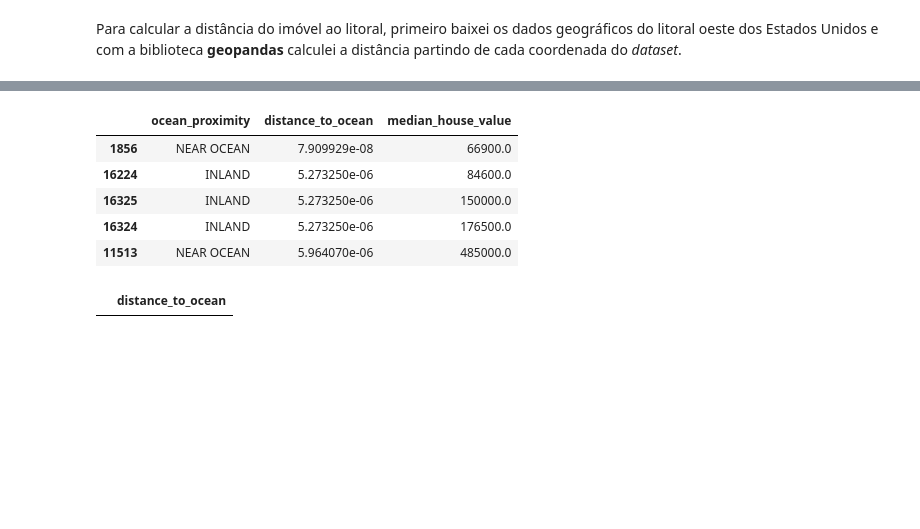
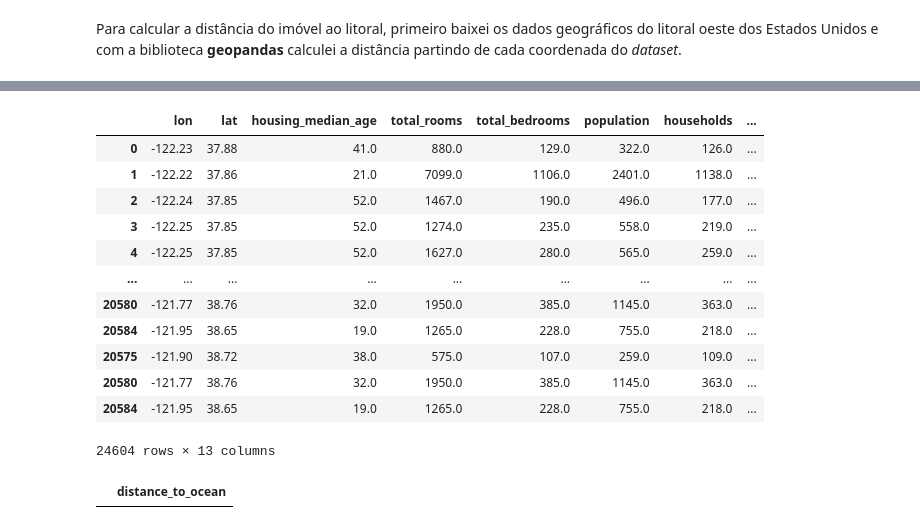
Before and after one commit to thepersonilike13/housing_prices_app, a Jupyter notebook: housing_prices_california.ipynb, the cells around one changed output, grey strips where cells are left out. Saved outputs shown, nothing was run; the diff lists cells and outputs as text; code cells hidden in the pictures; blank space fills up the shorter version.

```diff
--- a/housing_prices_california.ipynb
+++ b/housing_prices_california.ipynb
@@ -494,10 +508,19 @@ coastline.head(5)
-# %%
-points_housing['distance_to_ocean'] = points_housing.distance(coastline.geometry.unary_union)
-points_housing.sort_values(by='distance_to_ocean')[['ocean_proximity', 'distance_to_ocean', 'median_house_value']].head(5)
-# %% [output]
-|  | ocean_proximity | distance_to_ocean | median_house_value |
-| 1856 | NEAR OCEAN | 7.909929e-08 | 66900.0 |
-| 16224 | INLAND | 5.273250e-06 | 84600.0 |
-| 16325 | INLAND | 5.273250e-06 | 150000.0 |
-| 16324 | INLAND | 5.273250e-06 | 176500.0 |
-| 11513 | NEAR OCEAN | 5.964070e-06 | 485000.0 |
+# %%
+DISTANCE_CRS = 3857
+nearest_coastline = gpd.sjoin_nearest(points_housing.to_crs(crs=DISTANCE_CRS), coastline.to_crs(crs=DISTANCE_CRS), distance_col = 'distance_to_ocean')
+nearest_coastline.to_crs(CRS, inplace=True)
+nearest_coastline
+# %% [output]
+|  | lon | lat | housing_median_age | total_rooms | total_bedrooms | population | households | ... |
+| 0 | -122.23 | 37.88 | 41.0 | 880.0 | 129.0 | 322.0 | 126.0 | ... |
+| 1 | -122.22 | 37.86 | 21.0 | 7099.0 | 1106.0 | 2401.0 | 1138.0 | ... |
+| 2 | -122.24 | 37.85 | 52.0 | 1467.0 | 190.0 | 496.0 | 177.0 | ... |
+| 3 | -122.25 | 37.85 | 52.0 | 1274.0 | 235.0 | 558.0 | 219.0 | ... |
+| 4 | -122.25 | 37.85 | 52.0 | 1627.0 | 280.0 | 565.0 | 259.0 | ... |
+| ... | ... | ... | ... | ... | ... | ... | ... | ... |
+| 20580 | -121.77 | 38.76 | 32.0 | 1950.0 | 385.0 | 1145.0 | 363.0 | ... |
+| 20584 | -121.95 | 38.65 | 19.0 | 1265.0 | 228.0 | 755.0 | 218.0 | ... |
+| 20575 | -121.90 | 38.72 | 38.0 | 575.0 | 107.0 | 259.0 | 109.0 | ... |
+| 20580 | -121.77 | 38.76 | 32.0 | 1950.0 | 385.0 | 1145.0 | 363.0 | ... |
+| 20584 | -121.95 | 38.65 | 19.0 | 1265.0 | 228.0 | 755.0 | 218.0 | ... |
+24604 rows × 13 columns
```
Also changed, not shown: parts of 26 cells of this notebook, 1 other file.
